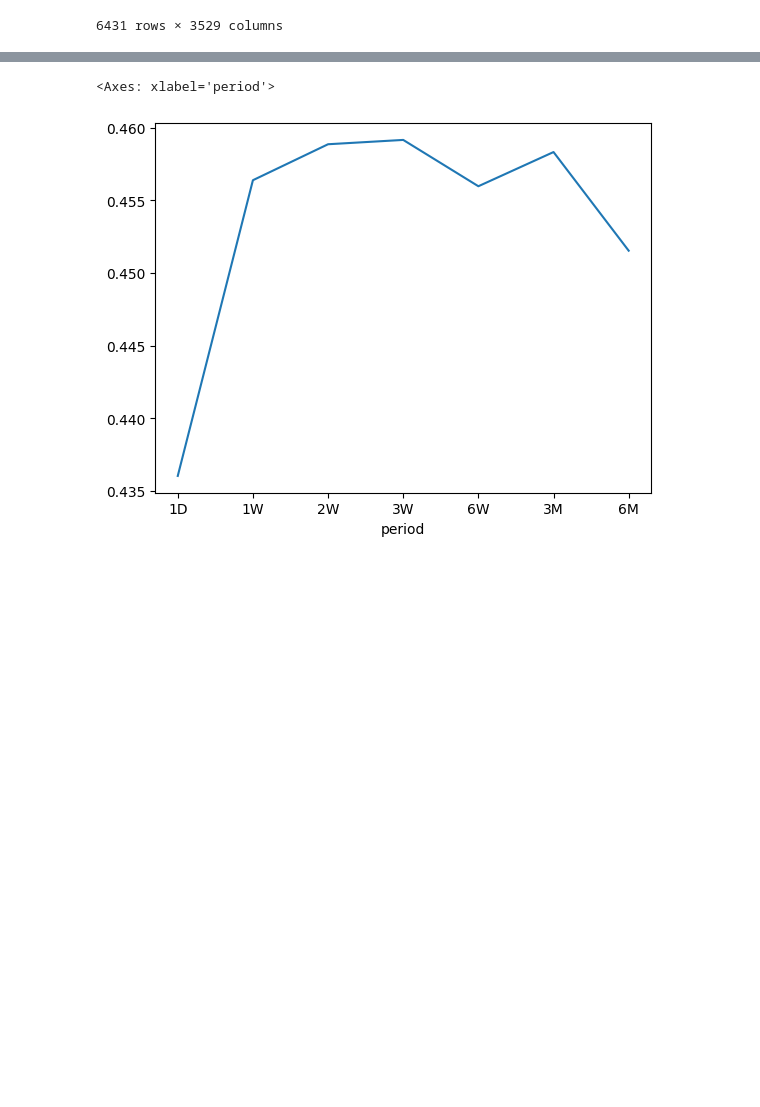
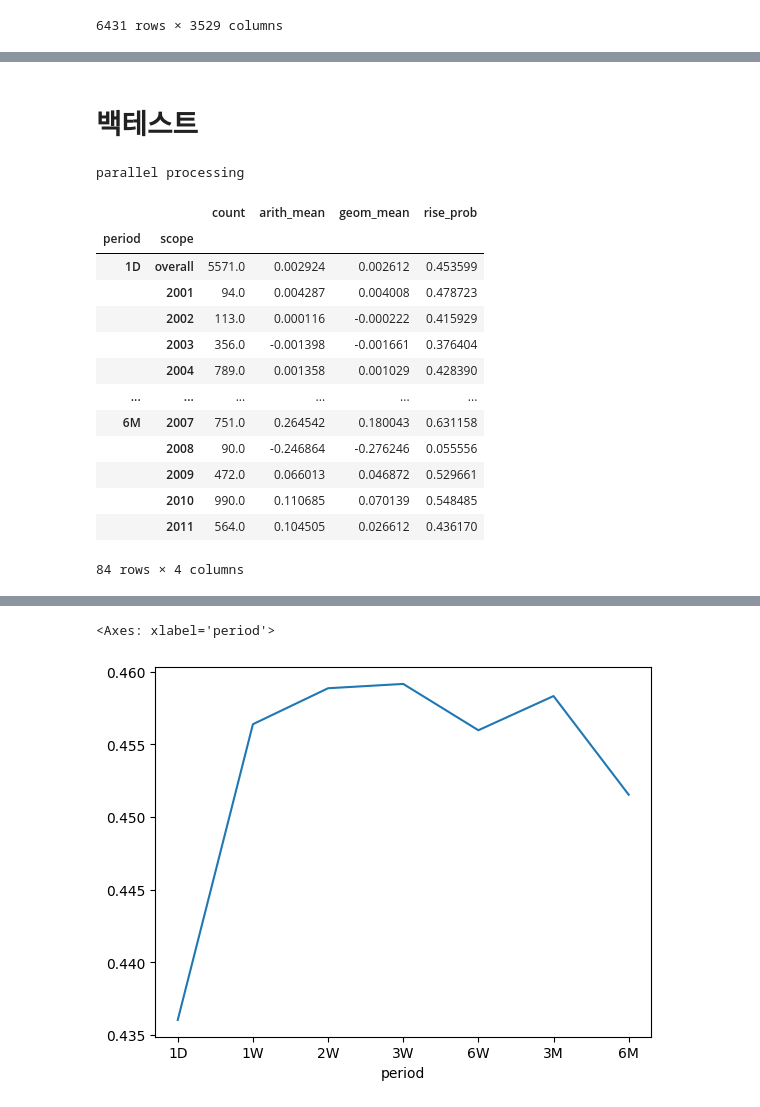
Before and after one commit to gem763/metricstudio, a Jupyter notebook: main.ipynb, the cells around one changed output, grey strips where cells are left out. Saved outputs shown, nothing was run; the diff lists cells and outputs as text; code cells hidden in the pictures; blank space fills up the shorter version.

```diff
--- a/main.ipynb
+++ b/main.ipynb
@@ -41,9 +55,3 @@ db.unstack()
 | 2026-01-29 | NaN | 6130.0 | NaN | 447.0 | 8930.0 | NaN | 61000.0 | 17650.0 | 110200.0 | NaN | ... | ... |
 | 2026-01-30 | NaN | 6070.0 | NaN | 430.0 | 9350.0 | NaN | 60800.0 | 17600.0 | 108000.0 | NaN | ... | ... |
 6431 rows × 3529 columns
-# %%
-from src.backtest import backtest
-from src.pattern import all as all_pattern
-
-result, rtns = backtest(all_pattern, start_date="2000-01-01", end_date="2025-12-31")
-result
@@ -59,0 +74,28 @@ result
+# %% [markdown]
+# 백테스트
+# %%
+start = "2000-01-01"
+end = "2011-12-31"
+# ncore = 16
+# nchunk = 5
+pattern = bollinger
+
+if __name__ == "__main__":
+    result = backtest(pattern, start=start, end=end, use_numba=True)
+    display(result)
+# %% [output]
+parallel processing
+|  |  | count | arith_mean | geom_mean | rise_prob |
+| period | scope |  |  |  |  |
+| 1D | overall | 5571.0 | 0.002924 | 0.002612 | 0.453599 |
+|  | 2001 | 94.0 | 0.004287 | 0.004008 | 0.478723 |
+|  | 2002 | 113.0 | 0.000116 | -0.000222 | 0.415929 |
+|  | 2003 | 356.0 | -0.001398 | -0.001661 | 0.376404 |
+|  | 2004 | 789.0 | 0.001358 | 0.001029 | 0.428390 |
+| ... | ... | ... | ... | ... | ... |
+| 6M | 2007 | 751.0 | 0.264542 | 0.180043 | 0.631158 |
+|  | 2008 | 90.0 | -0.246864 | -0.276246 | 0.055556 |
+|  | 2009 | 472.0 | 0.066013 | 0.046872 | 0.529661 |
+|  | 2010 | 990.0 | 0.110685 | 0.070139 | 0.548485 |
+|  | 2011 | 564.0 | 0.104505 | 0.026612 | 0.436170 |
+84 rows × 4 columns
```
Also changed, not shown: parts of 14 cells of this notebook, 2 other files.
